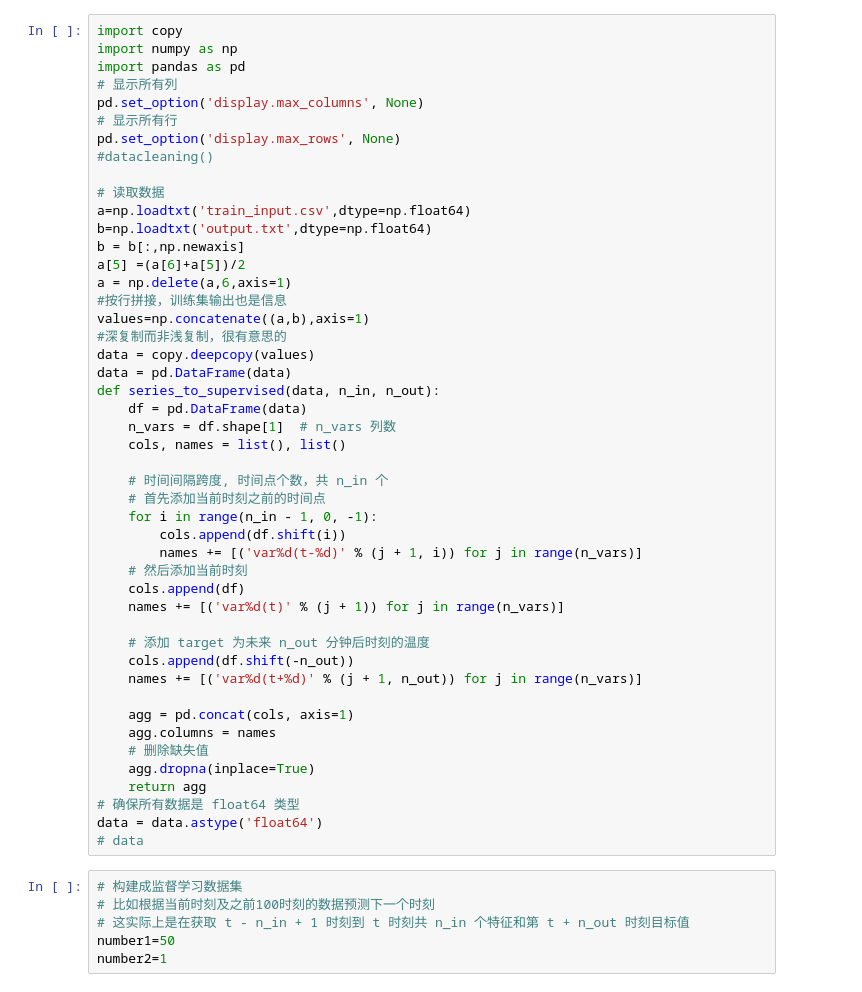
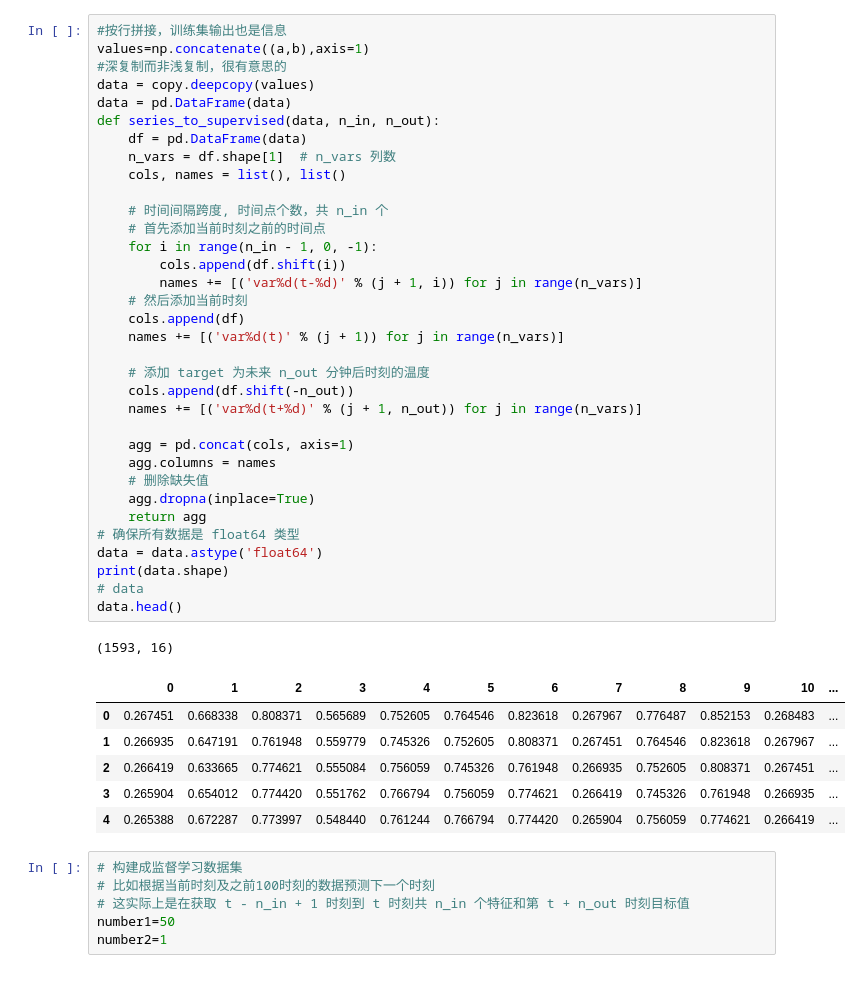
Before and after one commit to LeBronLiHD/ZJU2021_Data-driven_Modeling_Application, a Jupyter notebook: digui/RNN_LSTM.ipynb, the cells around one changed output. Cells and saved outputs as stored; diff of their text form.

Commit message:
add new data-preprocess for digui/RNN_LSTM.ipynb and a RL example

```diff
--- a/digui/RNN_LSTM.ipynb
+++ b/digui/RNN_LSTM.ipynb
@@ -1,50 +53,45 @@
 # %%
-import copy
-import numpy as np
-import pandas as pd
-# 显示所有列
-pd.set_option('display.max_columns', None)
-# 显示所有行
-pd.set_option('display.max_rows', None)
-#datacleaning()
-
-# 读取数据
-a=np.loadtxt('train_input.csv',dtype=np.float64)
-b=np.loadtxt('output.txt',dtype=np.float64)
-b = b[:,np.newaxis]
-a[5] =(a[6]+a[5])/2
-a = np.delete(a,6,axis=1)
 #按行拼接，训练集输出也是信息
 values=np.concatenate((a,b),axis=1)
 #深复制而非浅复制，很有意思的
 data = copy.deepcopy(values)
 data = pd.DataFrame(data)
 def series_to_supervised(data, n_in, n_out):
     df = pd.DataFrame(data)
     n_vars = df.shape[1]  # n_vars 列数
     cols, names = list(), list()
 
     # 时间间隔跨度, 时间点个数，共 n_in 个
     # 首先添加当前时刻之前的时间点
     for i in range(n_in - 1, 0, -1):
         cols.append(df.shift(i))
         names += [('var%d(t-%d)' % (j + 1, i)) for j in range(n_vars)]
     # 然后添加当前时刻
     cols.append(df)
     names += [('var%d(t)' % (j + 1)) for j in range(n_vars)]
 
     # 添加 target 为未来 n_out 分钟后时刻的温度
     cols.append(df.shift(-n_out))
     names += [('var%d(t+%d)' % (j + 1, n_out)) for j in range(n_vars)]
 
     agg = pd.concat(cols, axis=1)
     agg.columns = names
     # 删除缺失值
     agg.dropna(inplace=True)
     return agg
 # 确保所有数据是 float64 类型
 data = data.astype('float64')
+print(data.shape)
 # data
+data.head()
+# %% [output]
+(1593, 16)
+|  | 0 | 1 | 2 | 3 | 4 | 5 | 6 | 7 | 8 | 9 | 10 | ... |
+| 0 | 0.267451 | 0.668338 | 0.808371 | 0.565689 | 0.752605 | 0.764546 | 0.823618 | 0.267967 | 0.776487 | 0.852153 | 0.268483 | ... |
+| 1 | 0.266935 | 0.647191 | 0.761948 | 0.559779 | 0.745326 | 0.752605 | 0.808371 | 0.267451 | 0.764546 | 0.823618 | 0.267967 | ... |
+| 2 | 0.266419 | 0.633665 | 0.774621 | 0.555084 | 0.756059 | 0.745326 | 0.761948 | 0.266935 | 0.752605 | 0.808371 | 0.267451 | ... |
+| 3 | 0.265904 | 0.654012 | 0.774420 | 0.551762 | 0.766794 | 0.756059 | 0.774621 | 0.266419 | 0.745326 | 0.761948 | 0.266935 | ... |
+| 4 | 0.265388 | 0.672287 | 0.773997 | 0.548440 | 0.761244 | 0.766794 | 0.774420 | 0.265904 | 0.756059 | 0.774621 | 0.266419 | ... |
 # %%
 # 构建成监督学习数据集
 # 比如根据当前时刻及之前100时刻的数据预测下一个时刻
```
Also changed, not shown: parts of 15 cells of this notebook, 14 other files.
